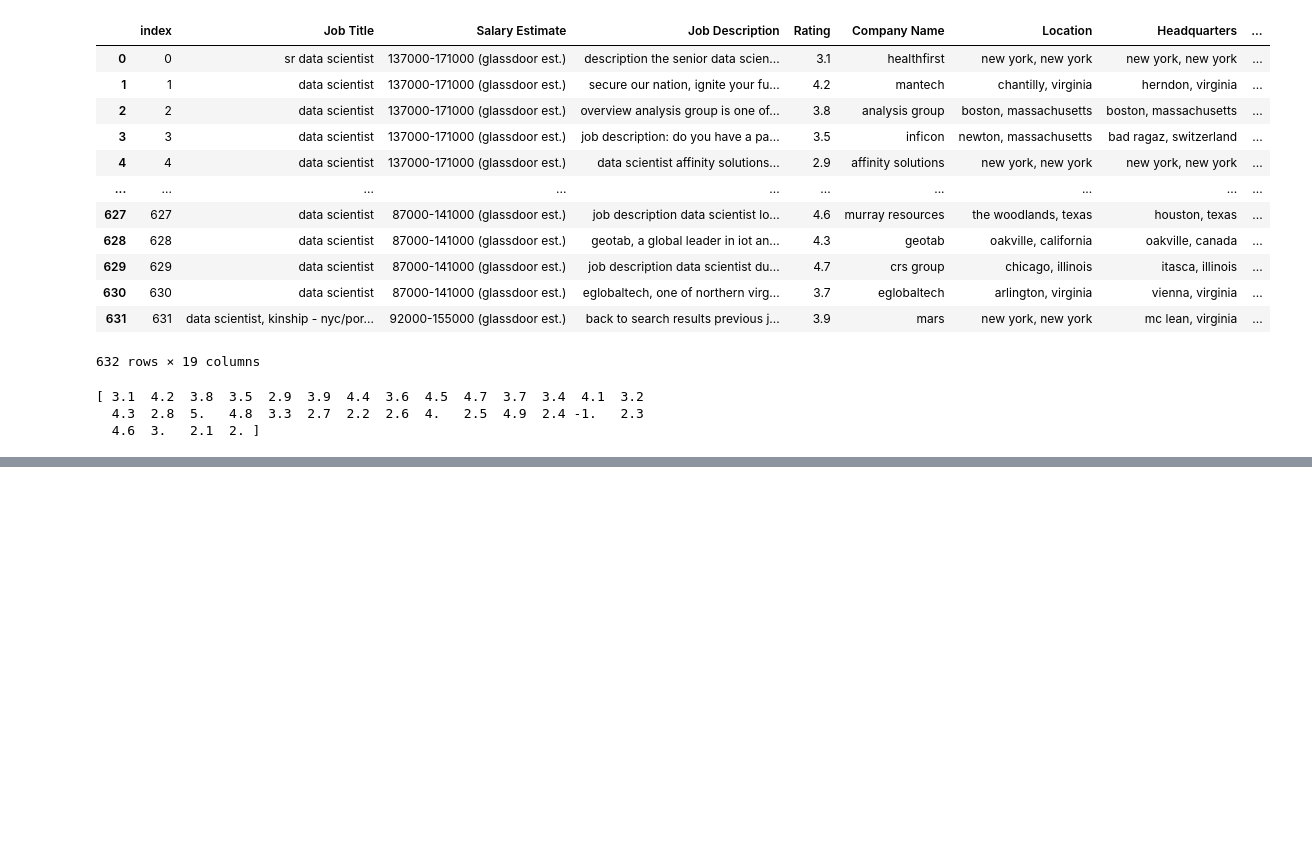
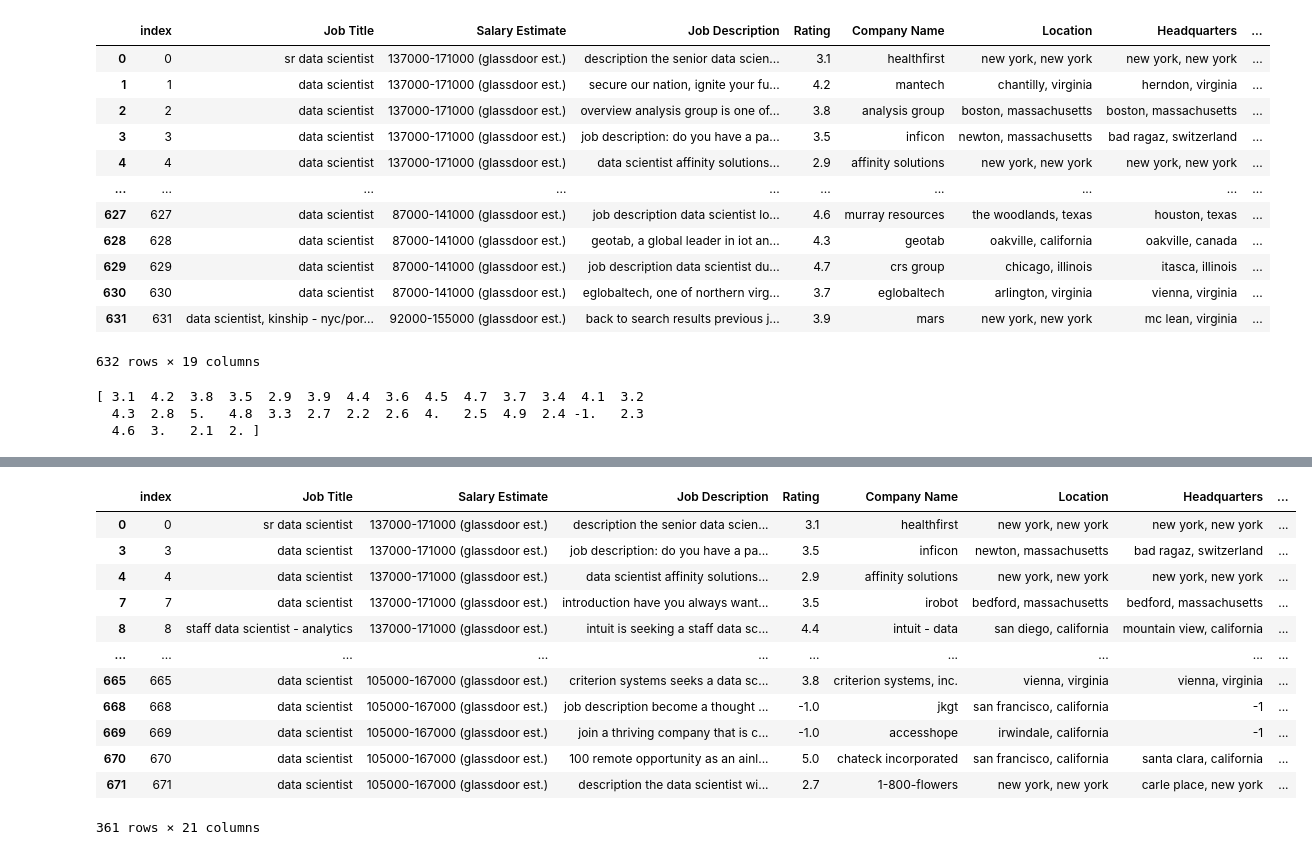
Before and after one commit to wikipidiaconsultant/learners-repo, a Jupyter notebook: Project-DC.ipynb, the cells around one changed output, grey strips where cells are left out. Drawn from its saved outputs; the diff is of its cells as text; code cells hidden in the pictures; blank space fills up the shorter version.

```diff
--- a/Project-DC.ipynb
+++ b/Project-DC.ipynb
@@ -436,0 +435,4 @@ df["Rating"] = df["Rating"].apply(lambda x: str(x).replace("-","",1) if str(x).s
+# %%
+#7
+df['Job Description Length (Words)'] = df['Job Description'].apply(lambda x: len(str(x).split()))
+df['Job Description Length (Characters)'] = df['Job Description'].apply(lambda x: len(str(x)))
@@ -436,0 +449,17 @@ df["Rating"] = df["Rating"].apply(lambda x: str(x).replace("-","",1) if str(x).s
+# %%
+filtered_words = df[df['Job Description Length (Words)'] < 500]
+filtered_words
+# %% [output]
+|  | index | Job Title | Salary Estimate | Job Description | Rating | Company Name | Location | Headquarters | ... |
+| 0 | 0 | sr data scientist | 137000-171000 (glassdoor est.) | description the senior data scien... | 3.1 | healthfirst | new york, new york | new york, new york | ... |
+| 3 | 3 | data scientist | 137000-171000 (glassdoor est.) | job description: do you have a pa... | 3.5 | inficon | newton, massachusetts | bad ragaz, switzerland | ... |
+| 4 | 4 | data scientist | 137000-171000 (glassdoor est.) | data scientist affinity solutions... | 2.9 | affinity solutions | new york, new york | new york, new york | ... |
+| 7 | 7 | data scientist | 137000-171000 (glassdoor est.) | introduction have you always want... | 3.5 | irobot | bedford, massachusetts | bedford, massachusetts | ... |
+| 8 | 8 | staff data scientist - analytics | 137000-171000 (glassdoor est.) | intuit is seeking a staff data sc... | 4.4 | intuit - data | san diego, california | mountain view, california | ... |
+| ... | ... | ... | ... | ... | ... | ... | ... | ... | ... |
+| 665 | 665 | data scientist | 105000-167000 (glassdoor est.) | criterion systems seeks a data sc... | 3.8 | criterion systems, inc. | vienna, virginia | vienna, virginia | ... |
+| 668 | 668 | data scientist | 105000-167000 (glassdoor est.) | job description become a thought ... | -1.0 | jkgt | san francisco, california | -1 | ... |
+| 669 | 669 | data scientist | 105000-167000 (glassdoor est.) | join a thriving company that is c... | -1.0 | accesshope | irwindale, california | -1 | ... |
+| 670 | 670 | data scientist | 105000-167000 (glassdoor est.) | 100 remote opportunity as an ainl... | 5.0 | chateck incorporated | san francisco, california | santa clara, california | ... |
+| 671 | 671 | data scientist | 105000-167000 (glassdoor est.) | description the data scientist wi... | 2.7 | 1-800-flowers | new york, new york | carle place, new york | ... |
+361 rows × 21 columns
```
Also changed, not shown: parts of 5 cells of this notebook.
